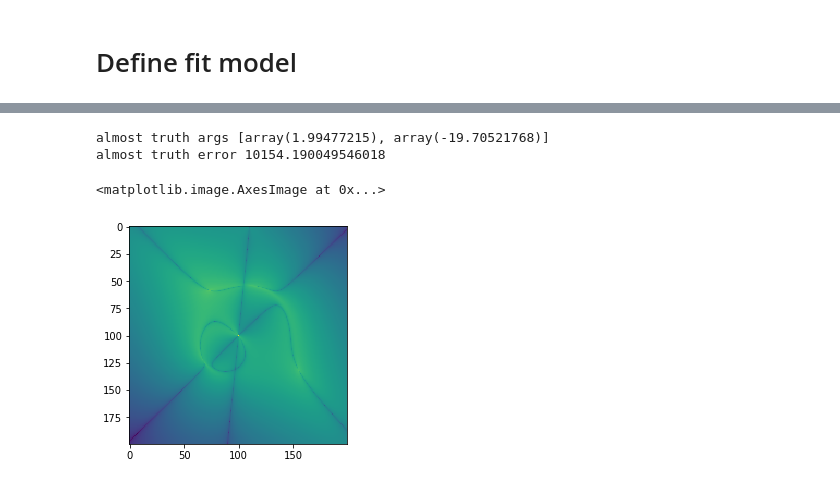
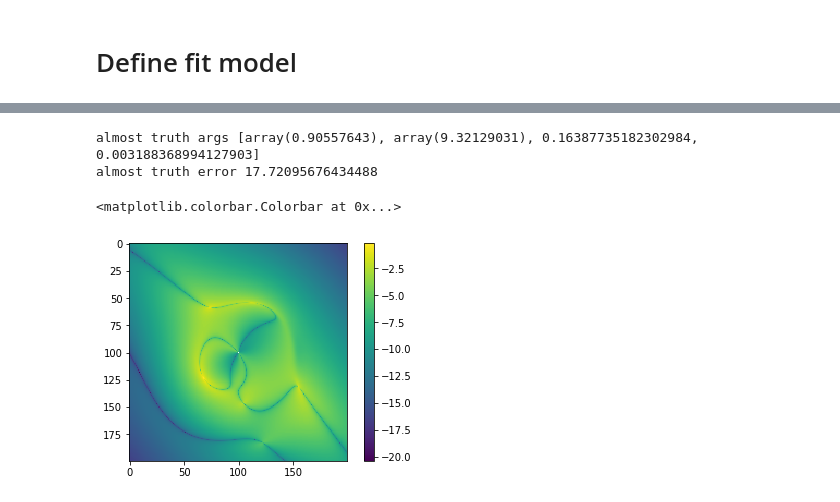
Before and after one commit to acagansengul/interlopers, a Jupyter notebook: emcee_subfit.ipynb, the cells around one changed output, grey strips where cells are left out. Drawn from its saved outputs; the diff is of its cells as text; code cells hidden in the pictures.

```diff
--- a/emcee_subfit.ipynb
+++ b/emcee_subfit.ipynb
@@ -153,7 +153,7 @@ ypixs = np.zeros([Nit,N,M]) #
 ## Specific image $-$ choose `j`, `k`
 Note that we'll be choosing one specific redshift and one specific statistic for now.
 # %%
-j = 19 # arbitrary choice (loop over redshifts)
+j = 50 # arbitrary choice (loop over redshifts)
 k = 0 # also arbitrary choice (loop over statistics)
 
 beta_ra, beta_dec = beta_ras[0], beta_decs[0]
@@ -332,0 +324,15 @@ kwargs_spep
+# %%
+def args_to_img(args):
+    center_nfw_x, center_nfw_y, rsang, alphars = args
+
+    my_spep = kwargs_spep
+    my_nfw = {'Rs': rsang, 'alpha_Rs': alphars,
+              'center_x': center_nfw_x, 'center_y': center_nfw_y}
+
+    image_macro = gen_image_macro([my_spep, my_nfw] if zl < zd else [my_nfw, my_spep])
+    return image_macro
+
+def in_limits(args):
+    if args[2] < 0 or args[3] < 0: return False
+    elif abs(args[0]) > 300 or abs(args[1]) > 300: return False
+    else: return True
@@ -347,10 +414,0 @@ kwargs_lens
-# %%
-def args_to_img(args):
-    center_nfw_x, center_nfw_y = args
-
-    my_spep = kwargs_spep
-    my_nfw = {'Rs': rsang, 'alpha_Rs': alphars,
-              'center_x': center_nfw_x, 'center_y': center_nfw_y}
-
-    image_macro = gen_image_macro([my_spep, my_nfw] if zl < zd else [my_nfw, my_spep])
-    return image_macro
@@ -454,16 +473,16 @@ for j in range(nwalkers):
 # %%
 # "truth"-level
 nfw_idx = 2 if zl < zd else 1 # todo check this
-almost_truth_args = [kwargs_lens[nfw_idx]['center_x'], kwargs_lens[nfw_idx]['center_y']]
+almost_truth_args = [kwargs_lens[nfw_idx]['center_x'], kwargs_lens[nfw_idx]['center_y'], rsang, alphars]
 print('almost truth args', almost_truth_args)
 almost_truth_img = args_to_img(almost_truth_args)
 print('almost truth error', error(almost_truth_img, image))
-plt.imshow(np.log(abs(almost_truth_img - image)))
+plt.imshow(np.log(abs(almost_truth_img - image))); plt.colorbar()
 # %% [output]
-almost truth args [array(1.99477215), array(-19.70521768)]
-almost truth error 10154.190049546018
+almost truth args [array(0.90557643), array(9.32129031), 0.16387735182302984, 0.003188368994127903]
+almost truth error 17.72095676434488
-<matplotlib.image.AxesImage at 0x...>
+<matplotlib.colorbar.Colorbar at 0x...>
-[figure, old version]
+[figure, new version]
 # %%
 for j in range(nwalkers)[:2]:
 #     print('before')
```
Also changed, not shown: parts of 35 cells of this notebook.
